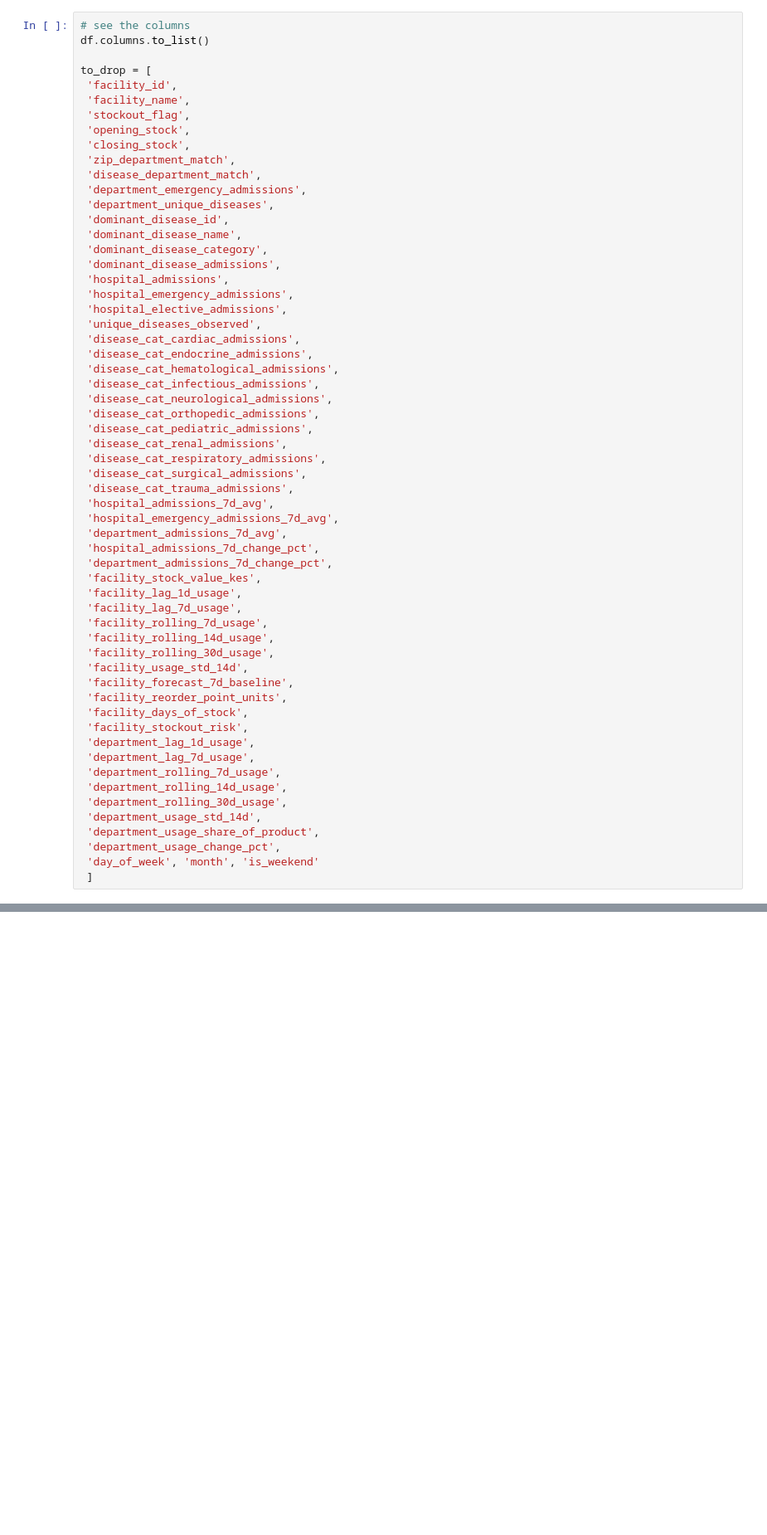
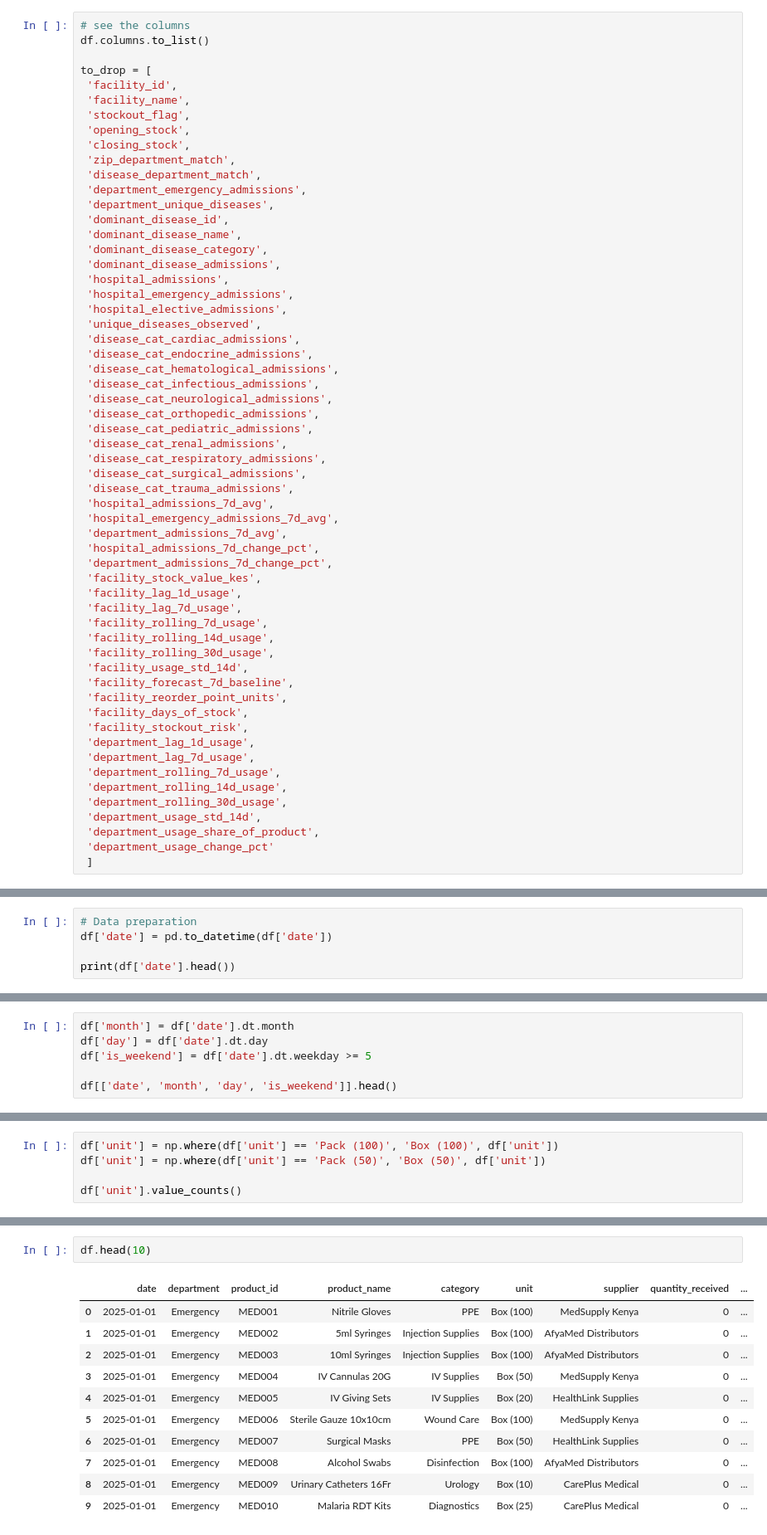
Before and after one commit to wekesawgodwin/Hospitalflow, a Jupyter notebook: notebooks/data-understanding.ipynb, the cells around one changed output, grey strips where cells are left out. Shown at 83% size. Drawn from its saved outputs; the diff is of its cells as text; blank space fills up the shorter version.

Commit message:
feat: Data preparation

```diff
--- a/notebooks/data-understanding.ipynb
+++ b/notebooks/data-understanding.ipynb
@@ -58,8 +58,7 @@ to_drop = [
  'department_rolling_30d_usage',
  'department_usage_std_14d',
  'department_usage_share_of_product',
- 'department_usage_change_pct',
- 'day_of_week', 'month', 'is_weekend'
+ 'department_usage_change_pct'
  ]
 # %%
 df['facility_id'].value_counts()
@@ -343,0 +366,5 @@ Index(['date', 'department', 'product_id', 'product_name', 'category', 'unit',
+# %%
+# Data preparation
+df['date'] = pd.to_datetime(df['date'])
+
+print(df['date'].head())
@@ -343,0 +378,6 @@ Index(['date', 'department', 'product_id', 'product_name', 'category', 'unit',
+# %%
+df['month'] = df['date'].dt.month
+df['day'] = df['date'].dt.day
+df['is_weekend'] = df['date'].dt.weekday >= 5
+
+df[['date', 'month', 'day', 'is_weekend']].head()
@@ -343,0 +393,5 @@ Index(['date', 'department', 'product_id', 'product_name', 'category', 'unit',
+# %%
+df['unit'] = np.where(df['unit'] == 'Pack (100)', 'Box (100)', df['unit'])
+df['unit'] = np.where(df['unit'] == 'Pack (50)', 'Box (50)', df['unit'])
+
+df['unit'].value_counts()
@@ -343,0 +407,14 @@ Index(['date', 'department', 'product_id', 'product_name', 'category', 'unit',
+# %%
+df.head(10)
+# %% [output]
+|  | date | department | product_id | product_name | category | unit | supplier | quantity_received | ... |
+| 0 | 2025-01-01 | Emergency | MED001 | Nitrile Gloves | PPE | Box (100) | MedSupply Kenya | 0 | ... |
+| 1 | 2025-01-01 | Emergency | MED002 | 5ml Syringes | Injection Supplies | Box (100) | AfyaMed Distributors | 0 | ... |
+| 2 | 2025-01-01 | Emergency | MED003 | 10ml Syringes | Injection Supplies | Box (100) | AfyaMed Distributors | 0 | ... |
+| 3 | 2025-01-01 | Emergency | MED004 | IV Cannulas 20G | IV Supplies | Box (50) | MedSupply Kenya | 0 | ... |
+| 4 | 2025-01-01 | Emergency | MED005 | IV Giving Sets | IV Supplies | Box (20) | HealthLink Supplies | 0 | ... |
+| 5 | 2025-01-01 | Emergency | MED006 | Sterile Gauze 10x10cm | Wound Care | Box (100) | MedSupply Kenya | 0 | ... |
+| 6 | 2025-01-01 | Emergency | MED007 | Surgical Masks | PPE | Box (50) | HealthLink Supplies | 0 | ... |
+| 7 | 2025-01-01 | Emergency | MED008 | Alcohol Swabs | Disinfection | Box (100) | AfyaMed Distributors | 0 | ... |
+| 8 | 2025-01-01 | Emergency | MED009 | Urinary Catheters 16Fr | Urology | Box (10) | CarePlus Medical | 0 | ... |
+| 9 | 2025-01-01 | Emergency | MED010 | Malaria RDT Kits | Diagnostics | Box (25) | CarePlus Medical | 0 | ... |
```
Also changed, not shown: parts of 22 cells of this notebook.
